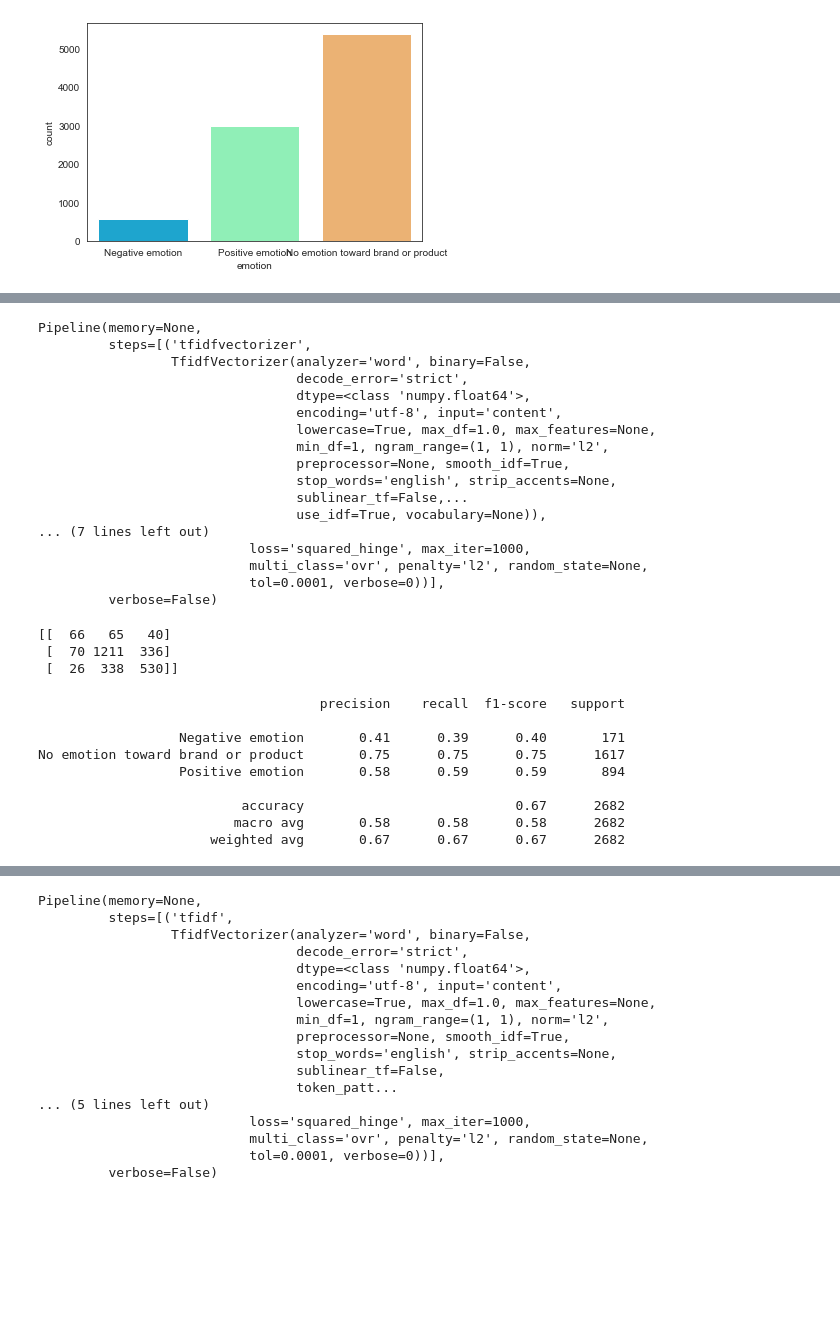
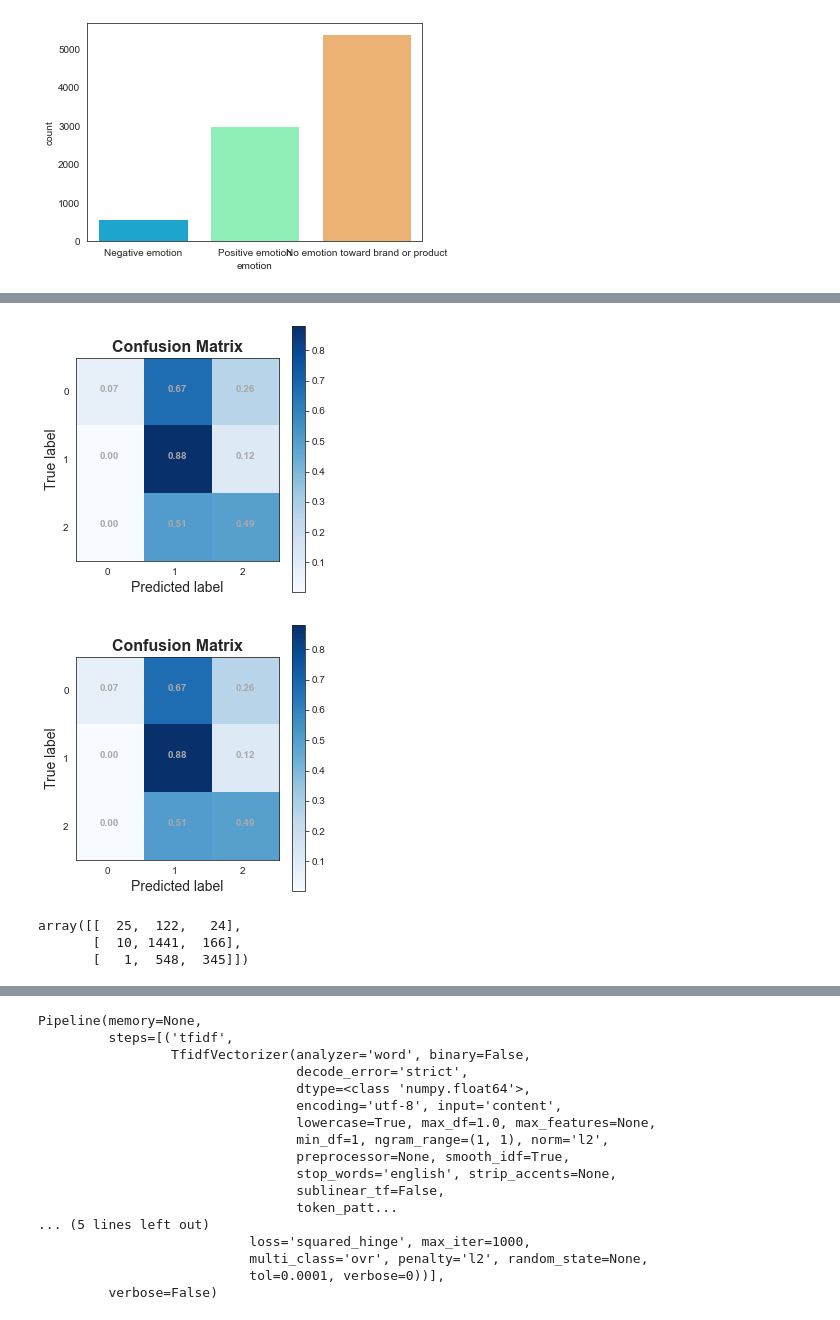
Before and after one commit to chefnewman/dsc-mod-4-project-v2-1-online-ds-pt-100719, a Jupyter notebook: Mod4_Project.ipynb, the cells around one changed output, grey strips where cells are left out. Drawn from its saved outputs; the diff is of its cells as text; code cells hidden in the pictures; blank space fills up the shorter version.

```diff
--- a/Mod4_Project.ipynb
+++ b/Mod4_Project.ipynb
@@ -163,20 +194,0 @@ ADASYN_pipeline = make_pipeline(tfidf, ADASYN(ratio='minority',random_state=123)
-# %%
-ROS_pipeline.fit(X_train, y_train)
-# %% [output]
-Pipeline(memory=None,
-         steps=[('tfidfvectorizer',
-                 TfidfVectorizer(analyzer='word', binary=False,
-                                 decode_error='strict',
-                                 dtype=<class 'numpy.float64'>,
-                                 encoding='utf-8', input='content',
-                                 lowercase=True, max_df=1.0, max_features=None,
-                                 min_df=1, ngram_range=(1, 1), norm='l2',
-                                 preprocessor=None, smooth_idf=True,
-                                 stop_words='english', strip_accents=None,
-                                 sublinear_tf=False,...
-                                 use_idf=True, vocabulary=None)),
-... (7 lines left out)
-                           loss='squared_hinge', max_iter=1000,
-                           multi_class='ovr', penalty='l2', random_state=None,
-                           tol=0.0001, verbose=0))],
-         verbose=False)
@@ -186,21 +302,15 @@ predictions = ROS_pipeline.predict(X_test)
+# %%
+plot_confusion_matrix(cm)
+# %% [output]
+[figure, added]
+[figure, added]
 # %%
-print(metrics.confusion_matrix(y_test,predictions))
+cm = (metrics.confusion_matrix(y_test,predictions))
+cm
 # %% [output]
-[[  66   65   40]
- [  70 1211  336]
- [  26  338  530]]
+array([[  25,  122,   24],
+       [  10, 1441,  166],
+       [   1,  548,  345]])
-# %%
-print(metrics.classification_report(y_test,predictions))
-# %% [output]
-                                    precision    recall  f1-score   support
-
-                  Negative emotion       0.41      0.39      0.40       171
-No emotion toward brand or product       0.75      0.75      0.75      1617
-                  Positive emotion       0.58      0.59      0.59       894
-
-                          accuracy                           0.67      2682
-                         macro avg       0.58      0.58      0.58      2682
-                      weighted avg       0.67      0.67      0.67      2682
 # %%
 
 # testing_tfidf = tfidf.fit_transform(X_train)
```
Also changed, not shown: parts of 50 cells of this notebook.
